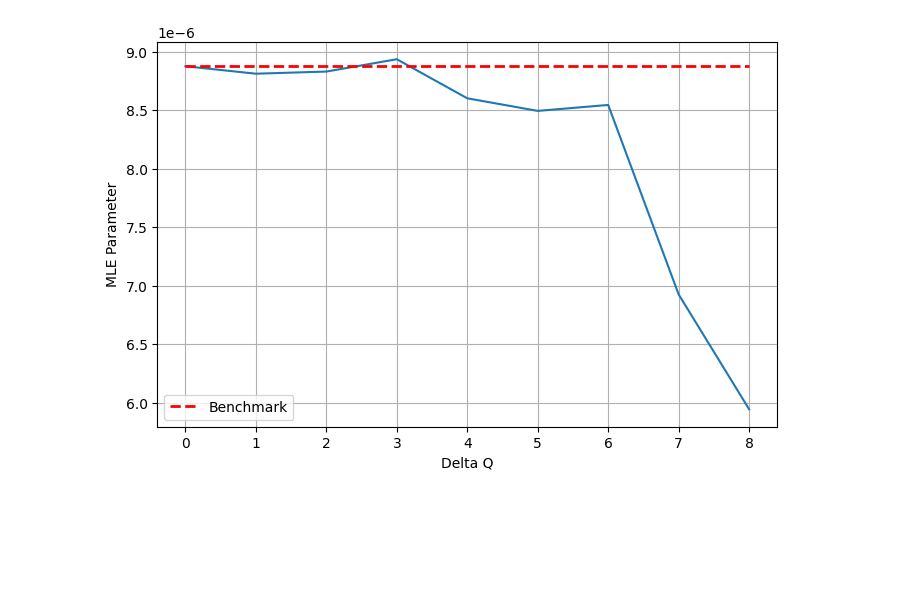
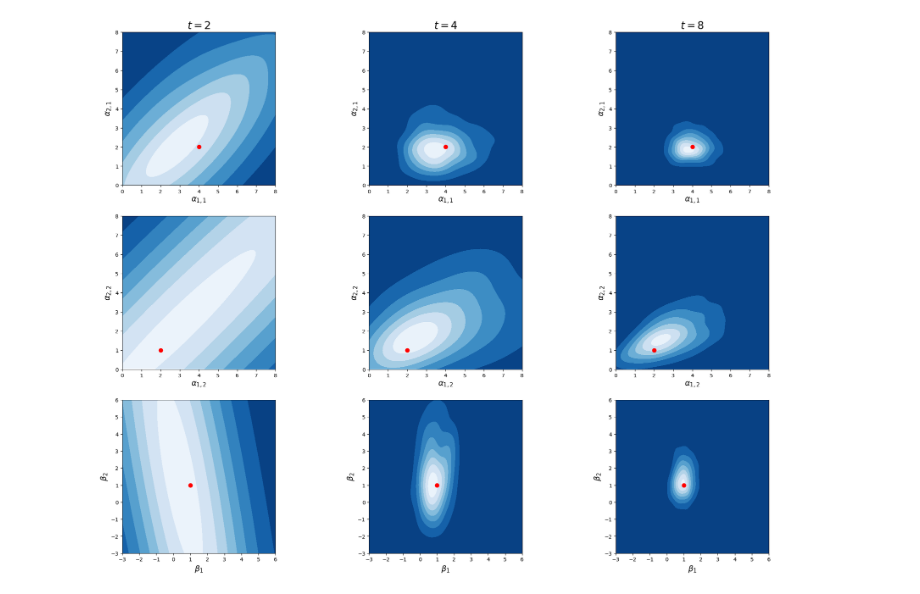
Before and after one commit to jiamingchen13/GraphOUEdge, a Jupyter notebook: Untitled.ipynb, the cells around one changed output. Saved outputs shown, nothing was run; the diff lists cells and outputs as text; code cells hidden in the pictures; blank space fills up the shorter version.

```diff
--- a/Untitled.ipynb
+++ b/Untitled.ipynb
@@ -257,3 +172,12 @@ grOU_edge_model(Y, Adj, test_set, K, test_size, forecast_step, [1], C, jump_acti
 grOU_edge_model(Y, Adj, test_set, K, test_size, forecast_step, [2], C, jump_activity, P_, Q_, gamma)
 grOU_edge_model(Y, Adj, test_set, K, test_size, forecast_step, [1, 1], C, jump_activity, P_, Q_, gamma)
 grOU_edge_model(Y, Adj, test_set, K, test_size, forecast_step, [2, 1], C, jump_activity, P_, Q_, gamma)
+# %%
+adj_sim = adj_to_line_graph([[0,1,0],[1,0,1],[0,0,1]], ['a','b','c'])
+W_C_sim = edge_weight(adjacency_matrices(adj_sim[0], 1))
+X_sim = GraphOUEdge([1,1], 2, 1, adjacency_matrices(adj_sim[0], 1), W_C_sim, 1.01, 'data\\LOBSTERdata\\output\\sim', 'plots')
+X_sim_sol = GraphOUEdge([1,1], 2, 1, adjacency_matrices(adj_sim[0], 1), W_C_sim, 1.01, 'data\\LOBSTERdata\\output\\sim', 'plots')
+X_sim.alpha_set(np.array([[4,2],[2,1]]))
+X_sim.beta_set([[1],[1]])
+X_sim.Q_matrix()
+estimate = []
@@ -260,3 +211,55 @@ grOU_edge_model(Y, Adj, test_set, K, test_size, forecast_step, [2, 1], C, jump_a
+# %%
+with open('./data/LOBSTERdata/output/sim/estimate.npy', 'rb') as f:
+    estimate = np.load(f)
+
+fig, axes = plt.subplots(3, 3, figsize=(24, 18), squeeze=False)
+for log2t in range(1, 4):
+    for n in range(2):
+        for m in range(1):
+            ax = axes[n, log2t - 1]
+            x = estimate[:, log2t - 1, n * 3 + m]
+            x = x[abs(x)<1e3]
+            y = estimate[:, log2t - 1, n * 3 + m + 1]
+            y = y[abs(y)<1e3]
+
+            k = scipy.stats.gaussian_kde(np.vstack([x, y]))
+            xi, yi = np.mgrid[0:8:100 * 1j, 0:8:100 * 1j]
+            zi = k(np.vstack([xi.flatten(), yi.flatten()]))
+
+            ax.contourf(xi, yi, zi.reshape(xi.shape), cmap='Blues_r')
+
+            ax.set_xticks([0, 1, 2, 3, 4, 5, 6, 7, 8])
+            ax.set_yticks([0, 1, 2, 3, 4, 5, 6, 7, 8])
+            ax.set_xlabel(r'$\alpha_{%i,%i}$' % (2 * m + 1, n + 1), fontsize=15)
+            ax.set_ylabel(r'$\alpha_{%i,%i}$' % (2 * m + 2, n + 1), fontsize=15)
+            ax.plot(X_sim.Q_get()[n][2 * m][2 * m], X_sim.Q_get()[n][2 * m + 1][2 * m + 1], color='red', marker='.', markersize=15)
+            ax.set_box_aspect(1)
+
+            if n == 0 and m == 0:
+                ax.set_title(r'$t = %i$' % 2 ** log2t, fontsize=20)
+
+    ax = axes[2, log2t - 1]
+    x = estimate[:, log2t - 1, 2]
+    x = x[abs(x)<1e3]
+    y = estimate[:, log2t - 1, 5]
+    y = y[abs(y)<1e3]
+
+    k = scipy.stats.gaussian_kde(np.vstack([x, y]))
+    xi, yi = np.mgrid[-3:6:100 * 1j, -3:6:100 * 1j]
+    zi = k(np.vstack([xi.flatten(), yi.flatten()]))
+
+    ax.contourf(xi, yi, zi.reshape(xi.shape), cmap='Blues_r')
+
+    ax.set_xticks([-3,-2,-1, 0, 1, 2, 3, 4, 5, 6])
+    ax.set_yticks([-3,-2,-1, 0, 1, 2, 3, 4, 5, 6])
+    ax.set_xlabel(r'$\beta_{%i}$' % 1, fontsize=15)
+    ax.set_ylabel(r'$\beta_{%i}$' % 2, fontsize=15)
+    ax.plot(1, 1, color='red', marker='.', markersize=15)
+    ax.set_box_aspect(1)
+
+fig.savefig('./data/LOBSTERdata/output/sim/estimate.eps', bbox_inches='tight', format='eps')
+# %% [output]
+[figure, added]
 # %%
 # Simulated OU edge process
 Adj_L_OU = [np.zeros((1, 1)) for _ in range(1)]
@@ -280,10 +283,10 @@ alphas_OU = []
 for j in range(9):
     Q_ = np.append(P_[::2**j], P_[-1]) if (sim.shape[2] - 1) % 2**j != 0 else P_[::2**j]
     X_OU = GraphOUEdge([1], 1, 1, Adj_L_OU, W_C_OU, 1.01, 'data\\LOBSTERdata\\output\\train\\aggregate', 'plots')
-    X_OU.estimate_unknown_Levy(sim[4][:, subset_P], P_, Q_, 'OU', f'{jump_activity}')
+    X_OU.estimate_unknown_Levy(sim[3][:, subset_P], P_, Q_, 'OU', f'{jump_activity}')
     b_OU = np.load(f'./data/LOBSTERdata/output/train/aggregate/MCAR_estimates_b_{jump_activity}.npy')
     Sigma_OU = np.load(f'./data/LOBSTERdata/output/train/aggregate/MCAR_estimates_Sigma_{jump_activity}.npy')
-    theta_hat_OU, _, _ = estimate_OU_drift(sim[4][:, subset_P], [1], 1, P_, Q_, b_OU, 1.01, None, Sigma_OU, with_cov=True, is_global=False, is_single=False)
+    theta_hat_OU, _, _ = estimate_OU_drift(sim[3][:, subset_P], [1], 1, P_, Q_, b_OU, 1.01, None, Sigma_OU, with_cov=True, is_global=False, is_single=False)
     alphas_OU.append(theta_hat_OU)
 
 df = pd.DataFrame(np.array(alphas_OU).reshape(9,1))
@@ -299,8 +302,6 @@ plt.ylabel("MLE Parameter")
 plt.legend()
 plt.grid(True)
 plt.show()
-# %% [output]
-[figure, removed]
 # %%
 with open('./data/LOBSTERdata/output/train/aggregate/MCAR_CP.npy', 'rb') as f:
     sim = np.load(f)
```
Also changed, not shown: parts of 16 cells of this notebook, 3 other files.
